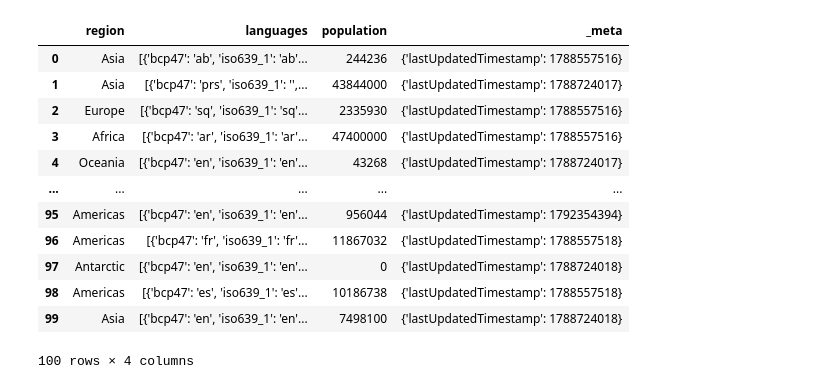
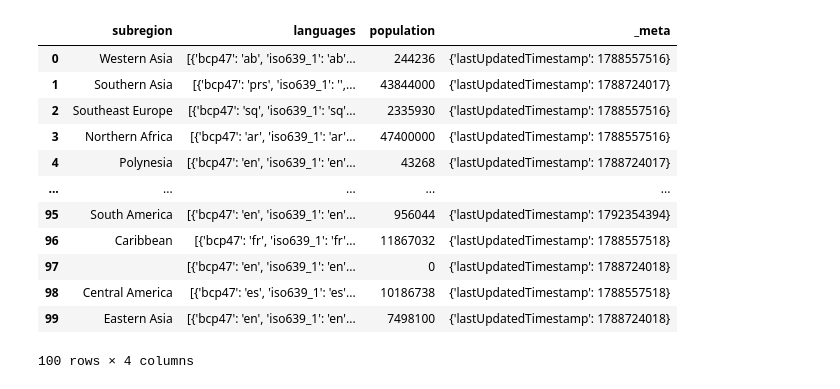
Before and after one commit to Tahtawy-1/DE-Project, a Jupyter notebook: Project/main.ipynb, the cells around one changed output. Cells and saved outputs as stored; diff of their text form; code cells hidden in the pictures.

```diff
--- a/Project/main.ipynb
+++ b/Project/main.ipynb
@@ -45,38 +105,38 @@ df
 # %%
 # Rawad Workspace
 import pandas as pd
 import sqlite3
 import requests
 import numpy
 
-API_key = 'https://api.restcountries.com/countries/v5?response_fields=population,region,languages&limit=100'
+API_key = 'https://api.restcountries.com/countries/v5?response_fields=population,subregion,languages&limit=100'
 
 headers = {
     "Authorization": f"Bearer rc_live_c3badbed198e4610b8cc7f0abc9f7401"
 }
 
 response = requests.get(API_key, headers=headers)
 if response.status_code == 200:
     data = response.json()
 else:
     print(f"Error: {response.status_code} - {response.text}")
 
 
 df = pd.DataFrame(data['data']['objects'])
 df
 # %% [output]
-|  | region | languages | population | _meta |
-| 0 | Asia | [{'bcp47': 'ab', 'iso639_1': 'ab'... | 244236 | {'lastUpdatedTimestamp': 1788557516} |
-| 1 | Asia | [{'bcp47': 'prs', 'iso639_1': '',... | 43844000 | {'lastUpdatedTimestamp': 1788724017} |
-| 2 | Europe | [{'bcp47': 'sq', 'iso639_1': 'sq'... | 2335930 | {'lastUpdatedTimestamp': 1788557516} |
-| 3 | Africa | [{'bcp47': 'ar', 'iso639_1': 'ar'... | 47400000 | {'lastUpdatedTimestamp': 1788557516} |
-| 4 | Oceania | [{'bcp47': 'en', 'iso639_1': 'en'... | 43268 | {'lastUpdatedTimestamp': 1788724017} |
+|  | subregion | languages | population | _meta |
+| 0 | Western Asia | [{'bcp47': 'ab', 'iso639_1': 'ab'... | 244236 | {'lastUpdatedTimestamp': 1788557516} |
+| 1 | Southern Asia | [{'bcp47': 'prs', 'iso639_1': '',... | 43844000 | {'lastUpdatedTimestamp': 1788724017} |
+| 2 | Southeast Europe | [{'bcp47': 'sq', 'iso639_1': 'sq'... | 2335930 | {'lastUpdatedTimestamp': 1788557516} |
+| 3 | Northern Africa | [{'bcp47': 'ar', 'iso639_1': 'ar'... | 47400000 | {'lastUpdatedTimestamp': 1788557516} |
+| 4 | Polynesia | [{'bcp47': 'en', 'iso639_1': 'en'... | 43268 | {'lastUpdatedTimestamp': 1788724017} |
 | ... | ... | ... | ... | ... |
-| 95 | Americas | [{'bcp47': 'en', 'iso639_1': 'en'... | 956044 | {'lastUpdatedTimestamp': 1792354394} |
-| 96 | Americas | [{'bcp47': 'fr', 'iso639_1': 'fr'... | 11867032 | {'lastUpdatedTimestamp': 1788557518} |
-| 97 | Antarctic | [{'bcp47': 'en', 'iso639_1': 'en'... | 0 | {'lastUpdatedTimestamp': 1788724018} |
-| 98 | Americas | [{'bcp47': 'es', 'iso639_1': 'es'... | 10186738 | {'lastUpdatedTimestamp': 1788557518} |
-| 99 | Asia | [{'bcp47': 'en', 'iso639_1': 'en'... | 7498100 | {'lastUpdatedTimestamp': 1788724018} |
+| 95 | South America | [{'bcp47': 'en', 'iso639_1': 'en'... | 956044 | {'lastUpdatedTimestamp': 1792354394} |
+| 96 | Caribbean | [{'bcp47': 'fr', 'iso639_1': 'fr'... | 11867032 | {'lastUpdatedTimestamp': 1788557518} |
+| 97 |  | [{'bcp47': 'en', 'iso639_1': 'en'... | 0 | {'lastUpdatedTimestamp': 1788724018} |
+| 98 | Central America | [{'bcp47': 'es', 'iso639_1': 'es'... | 10186738 | {'lastUpdatedTimestamp': 1788557518} |
+| 99 | Eastern Asia | [{'bcp47': 'en', 'iso639_1': 'en'... | 7498100 | {'lastUpdatedTimestamp': 1788724018} |
 100 rows × 4 columns
 # %%
 # Mohammad Workspace
```
Also changed, not shown: parts of 2 cells of this notebook.
